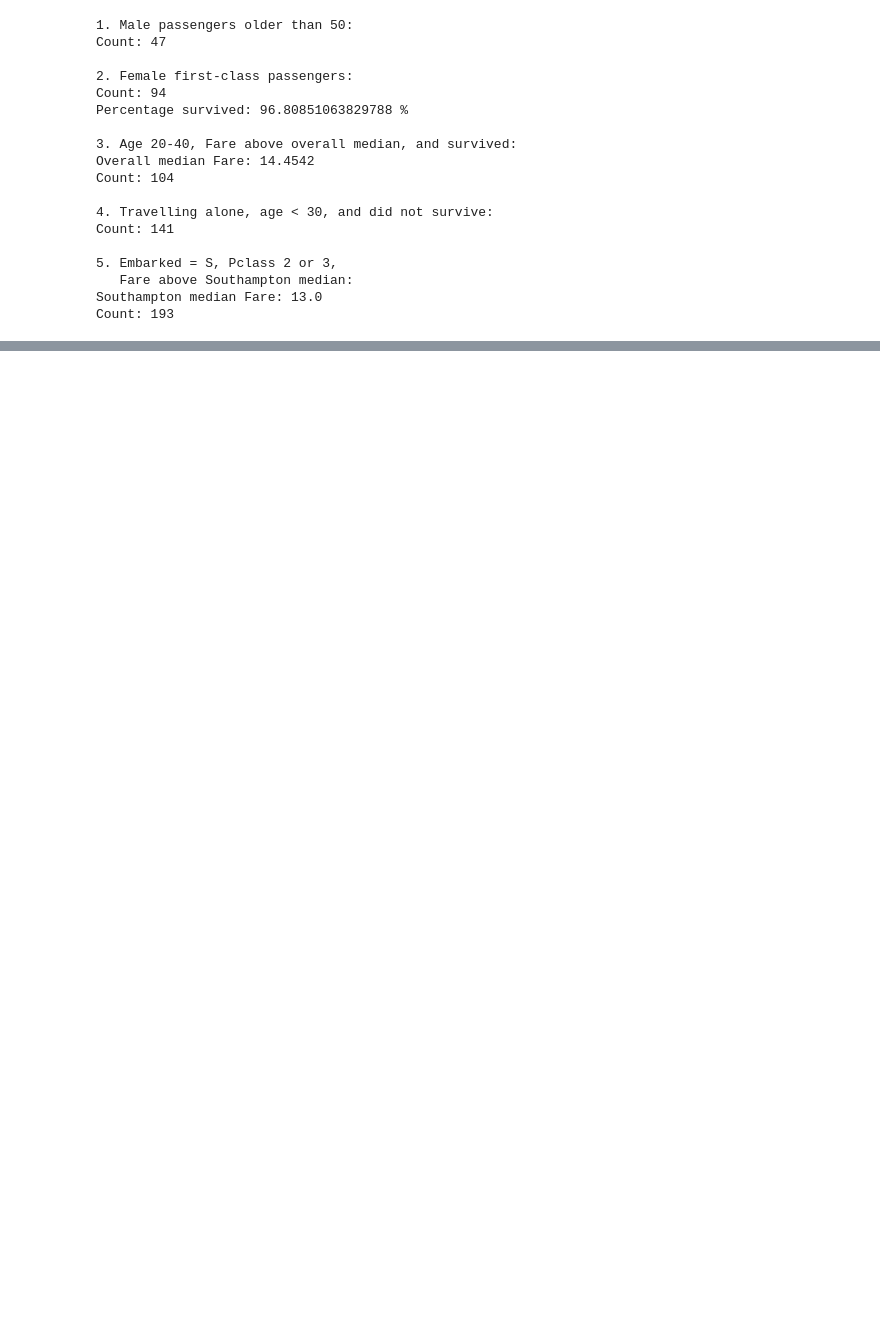
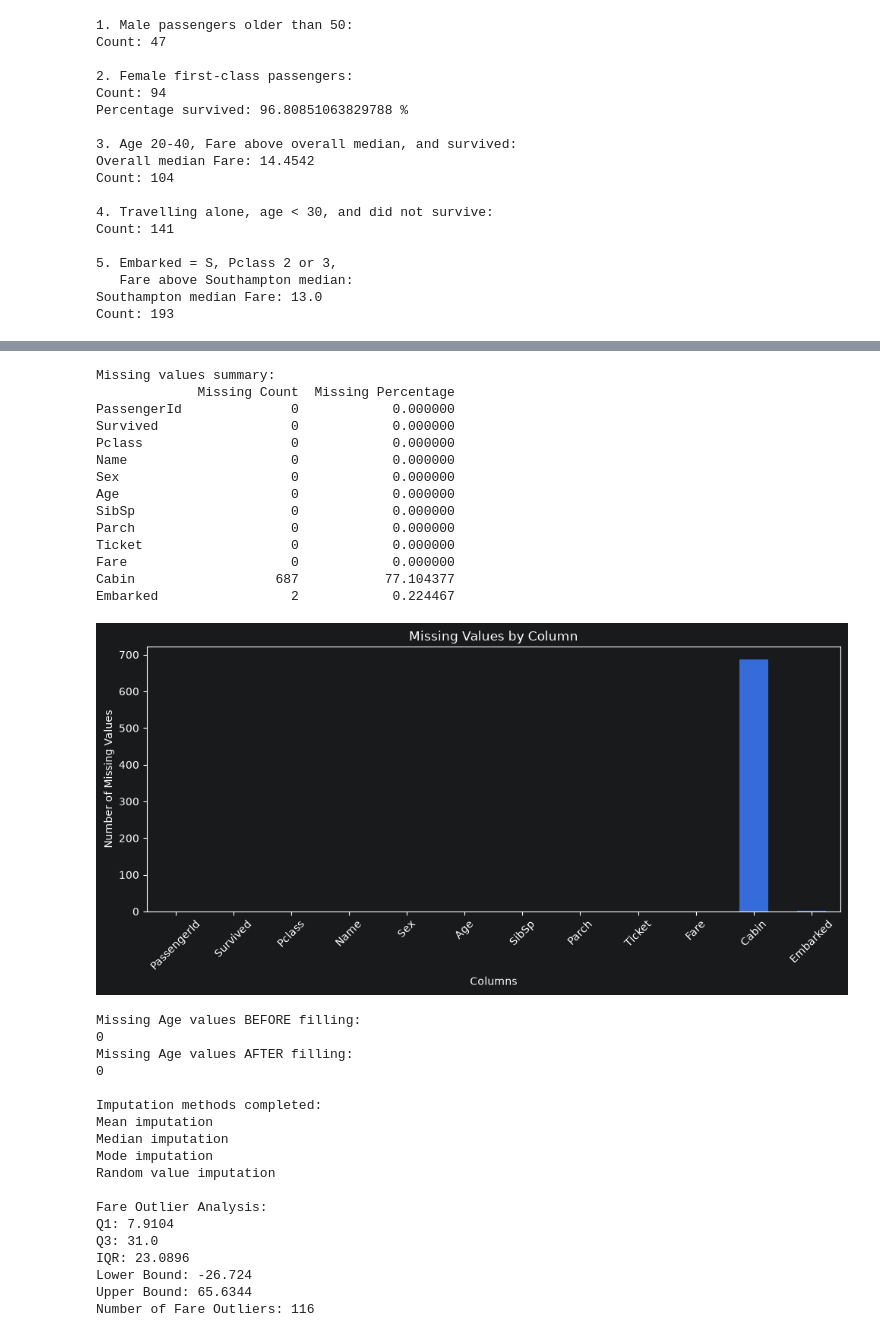
Before and after one commit to Vedantkapur/202618061_VedantKapur_DS605, a Jupyter notebook: 202618061_Lab_2/202618061_Lab_2.ipynb, the cells around one changed output, grey strips where cells are left out. Cells and saved outputs as stored; diff of their text form; code cells hidden in the pictures; blank space fills up the shorter version.

```diff
--- a/202618061_Lab_2/202618061_Lab_2.ipynb
+++ b/202618061_Lab_2/202618061_Lab_2.ipynb
@@ -394,4 +437,8 @@ print(embarked_summary)
 # %%
+# ============================================
+# Task 7
+# ============================================
+
 missing_count = df.isnull().sum()
 
 missing_percentage = (
@@ -443,30 +490,88 @@ age_median_imputed = age_median_imputed.fillna(
 )
 
 # Mode imputation
 age_mode = age_mode_imputed.mode()[0]
 age_mode_imputed = age_mode_imputed.fillna(
     age_mode
 )
 # Random value imputation
 
 np.random.seed(42)
 
 missing_indices = age_random_imputed[
     age_random_imputed.isnull()
 ].index
 
 observed_age_values = age_random_imputed.dropna().values
 
 random_values = np.random.choice(
     observed_age_values,
     size=len(missing_indices)
 )
 
 age_random_imputed.loc[missing_indices] = random_values
 
 
 print("\nImputation methods completed:")
 print("Mean imputation")
 print("Median imputation")
 print("Mode imputation")
 print("Random value imputation")
+
+Q1 = df["Fare"].quantile(0.25)
+Q3 = df["Fare"].quantile(0.75)
+
+IQR = Q3 - Q1
+
+lower_bound = Q1 - (1.5 * IQR)
+upper_bound = Q3 + (1.5 * IQR)
+
+fare_outliers = df[
+    (df["Fare"] < lower_bound) |
+    (df["Fare"] > upper_bound)
+]
+
+print("\nFare Outlier Analysis:")
+
+print("Q1:", Q1)
+print("Q3:", Q3)
+print("IQR:", IQR)
+
+print("Lower Bound:", lower_bound)
+print("Upper Bound:", upper_bound)
+
+print("Number of Fare Outliers:", len(fare_outliers))
+# %% [output]
+Missing values summary:
+             Missing Count  Missing Percentage
+PassengerId              0            0.000000
+Survived                 0            0.000000
+Pclass                   0            0.000000
+Name                     0            0.000000
+Sex                      0            0.000000
+Age                      0            0.000000
+SibSp                    0            0.000000
+Parch                    0            0.000000
+Ticket                   0            0.000000
+Fare                     0            0.000000
+Cabin                  687           77.104377
+Embarked                 2            0.224467
+[figure, added]
+Missing Age values BEFORE filling:
+0
+Missing Age values AFTER filling:
+0
+
+Imputation methods completed:
+Mean imputation
+Median imputation
+Mode imputation
+Random value imputation
+
+Fare Outlier Analysis:
+Q1: 7.9104
+Q3: 31.0
+IQR: 23.0896
+Lower Bound: -26.724
+Upper Bound: 65.6344
+Number of Fare Outliers: 116
```
Also changed, not shown: parts of 9 cells of this notebook, 1 other file.
